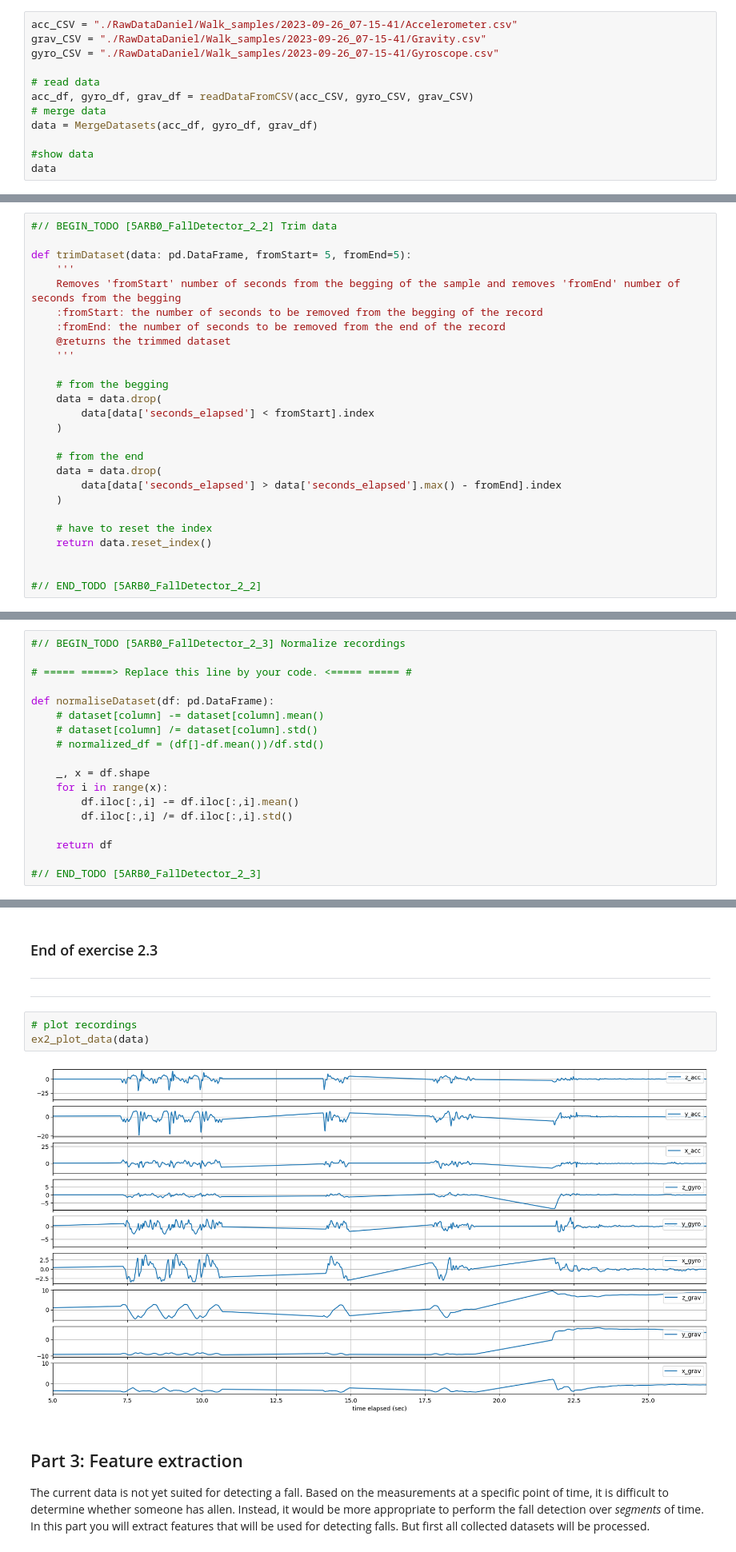
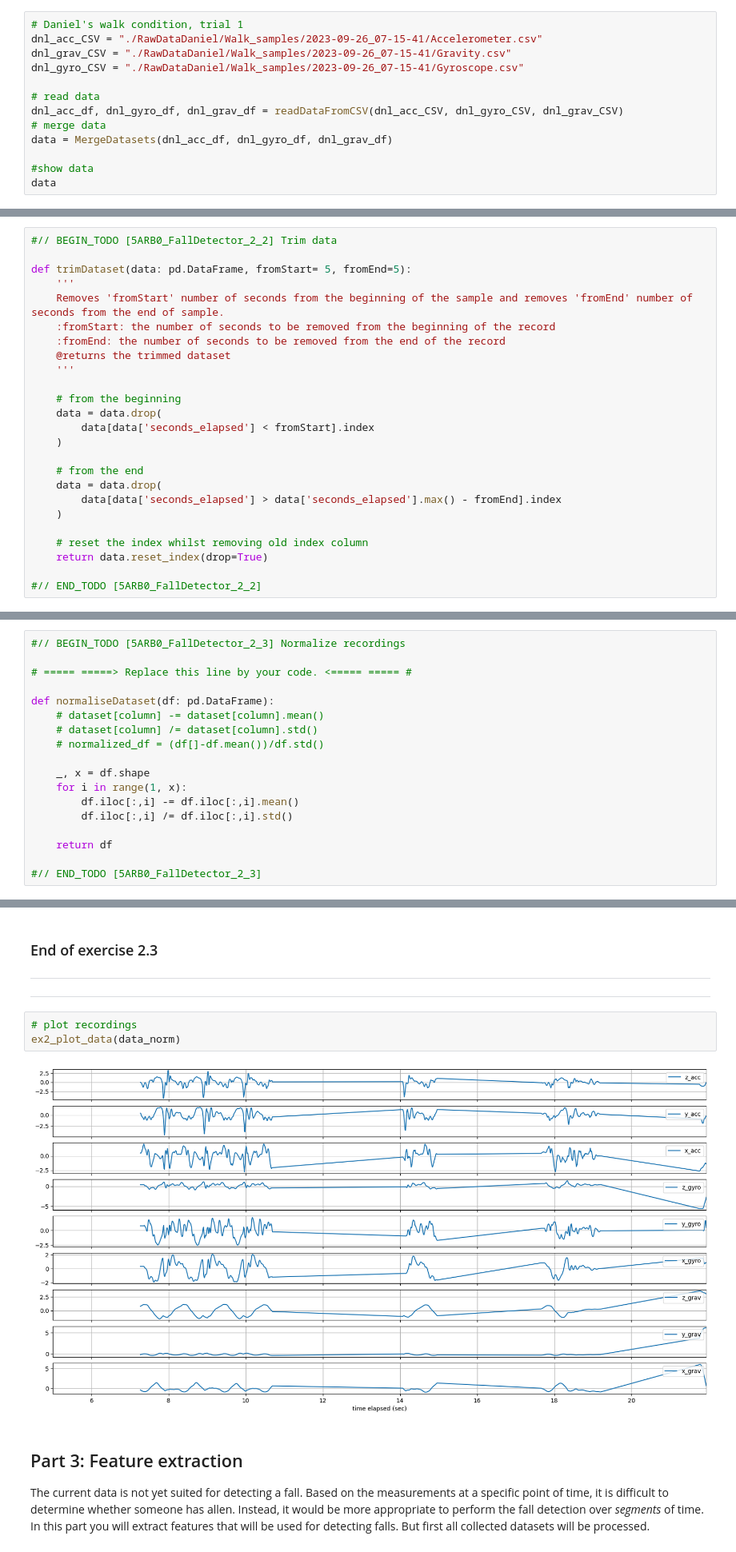
Before and after one commit to ErikNij/5ARB0DataScience, a Jupyter notebook: Assignment2a/falldetector-template.ipynb, the cells around one changed output, grey strips where cells are left out. Shown at 80% size. Cells and saved outputs as stored; diff of their text form.

Commit message:
Made some changes in 2.2 and 2.3. In 2.2, old index column dropped while reset index. In 2.3. function does not normalize seconds column

```diff
--- a/Assignment2a/falldetector-template.ipynb
+++ b/Assignment2a/falldetector-template.ipynb
@@ -77,14 +77,15 @@ def MergeDatasets(acc_df, gyro_df, grav_df):
 
 #// END_TODO [5ARB0_FallDetector_2_1]
 # %%
-acc_CSV = "./RawDataDaniel/Walk_samples/2023-09-26_07-15-41/Accelerometer.csv"
-grav_CSV = "./RawDataDaniel/Walk_samples/2023-09-26_07-15-41/Gravity.csv"
-gyro_CSV = "./RawDataDaniel/Walk_samples/2023-09-26_07-15-41/Gyroscope.csv"
+# Daniel's walk condition, trial 1
+dnl_acc_CSV = "./RawDataDaniel/Walk_samples/2023-09-26_07-15-41/Accelerometer.csv"
+dnl_grav_CSV = "./RawDataDaniel/Walk_samples/2023-09-26_07-15-41/Gravity.csv"
+dnl_gyro_CSV = "./RawDataDaniel/Walk_samples/2023-09-26_07-15-41/Gyroscope.csv"
 
 # read data
-acc_df, gyro_df, grav_df = readDataFromCSV(acc_CSV, gyro_CSV, grav_CSV)
+dnl_acc_df, dnl_gyro_df, dnl_grav_df = readDataFromCSV(dnl_acc_CSV, dnl_gyro_CSV, dnl_grav_CSV)
 # merge data
-data = MergeDatasets(acc_df, gyro_df, grav_df)
+data = MergeDatasets(dnl_acc_df, dnl_gyro_df, dnl_grav_df)
 
 #show data
 data
@@ -118,13 +119,13 @@ Remove the first and last 5 seconds of the recordings for this purpose and save
 
 def trimDataset(data: pd.DataFrame, fromStart= 5, fromEnd=5):
     '''
-    Removes 'fromStart' number of seconds from the begging of the sample and removes 'fromEnd' number of seconds from the begging
-    :fromStart: the number of seconds to be removed from the begging of the record
+    Removes 'fromStart' number of seconds from the beginning of the sample and removes 'fromEnd' number of seconds from the end of sample.
+    :fromStart: the number of seconds to be removed from the beginning of the record
     :fromEnd: the number of seconds to be removed from the end of the record
     @returns the trimmed dataset
     '''
 
-    # from the begging
+    # from the beginning
     data = data.drop(
         data[data['seconds_elapsed'] < fromStart].index
     )
@@ -134,9 +135,8 @@ def trimDataset(data: pd.DataFrame, fromStart= 5, fromEnd=5):
         data[data['seconds_elapsed'] > data['seconds_elapsed'].max() - fromEnd].index
     )
 
-    # have to reset the index
-    return data.reset_index()
-
+    # reset the index whilst removing old index column
+    return data.reset_index(drop=True)
 
 #// END_TODO [5ARB0_FallDetector_2_2]
 # %%
@@ -176,7 +176,7 @@ def normaliseDataset(df: pd.DataFrame):
     # normalized_df = (df[]-df.mean())/df.std()
 
     _, x = df.shape
-    for i in range(x):
+    for i in range(1, x):
         df.iloc[:,i] -= df.iloc[:,i].mean()
         df.iloc[:,i] /= df.iloc[:,i].std()
 
@@ -207,9 +209,9 @@ data_norm
 ---
 # %%
 # plot recordings
-ex2_plot_data(data)
+ex2_plot_data(data_norm)
 # %% [output]
-[figure, old version]
+[figure, new version]
 # %% [markdown]
 ## Part 3: Feature extraction
 The current data is not yet suited for detecting a fall. Based on the measurements at a specific point of time, it is difficult to determine whether someone has allen. Instead, it would be more appropriate to perform the fall detection over _segments_ of time. In this part you will extract features that will be used for detecting falls. But first all collected datasets will be processed.
```
Also changed, not shown: parts of 3 cells of this notebook, 2 other files.
